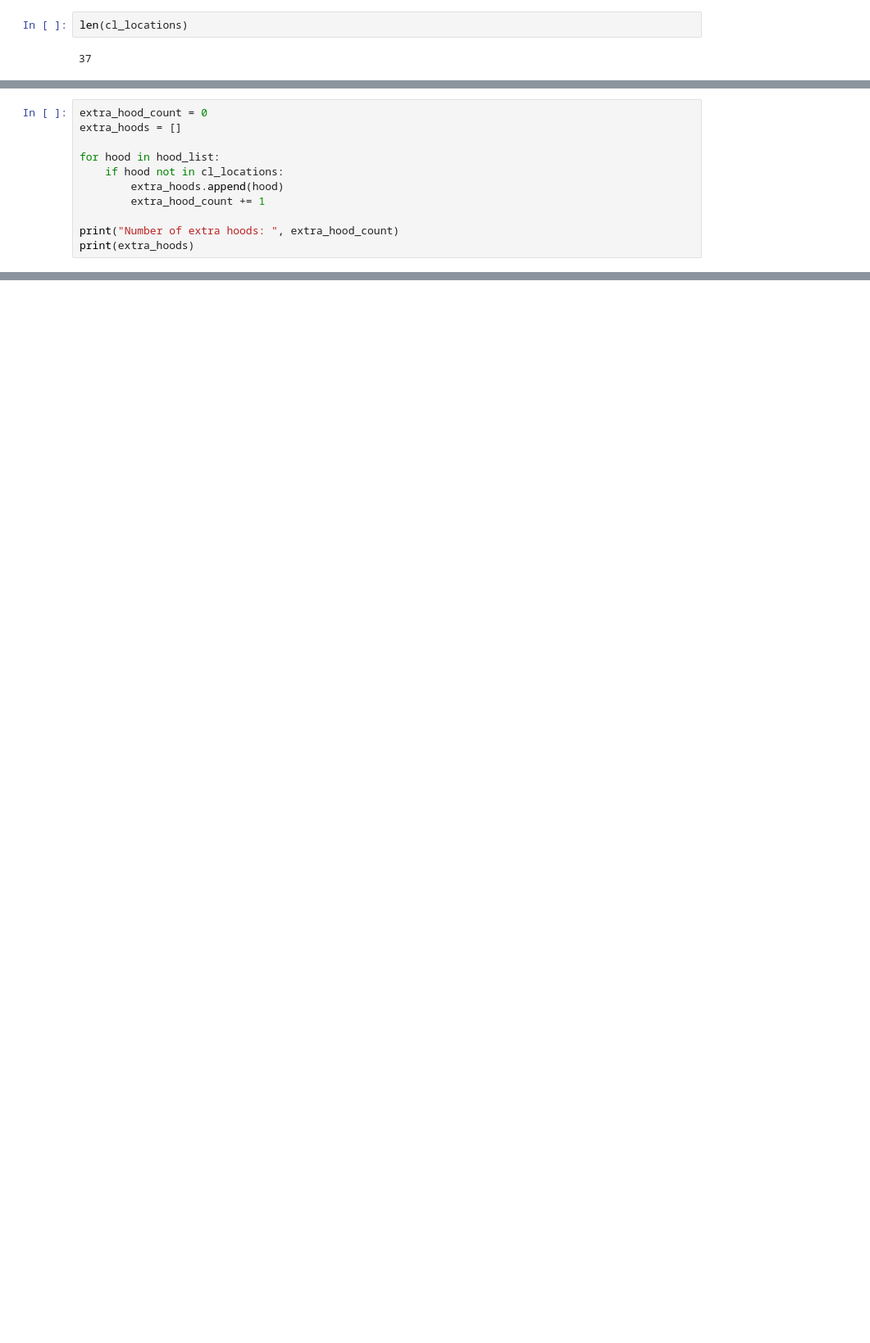
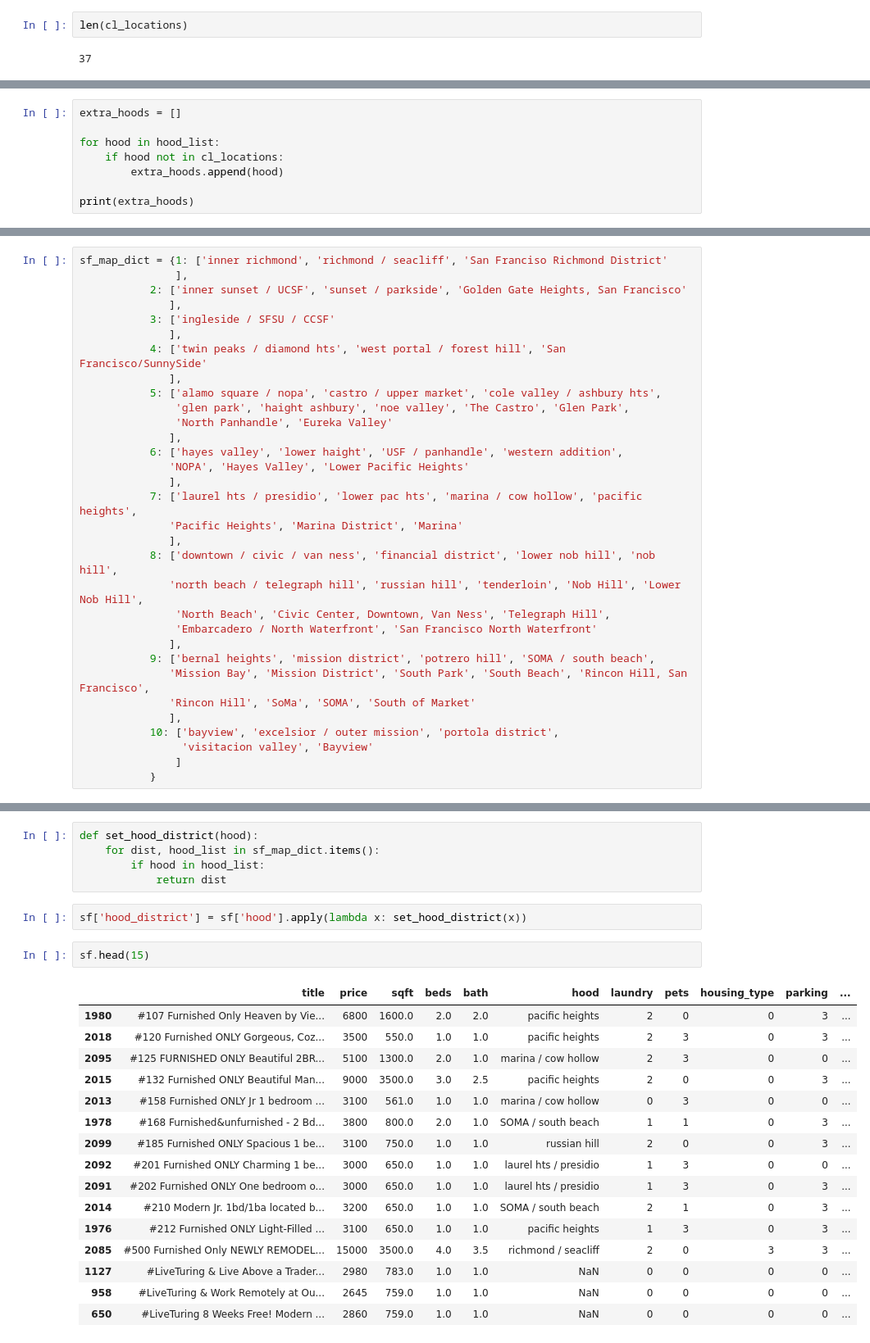
Before and after one commit to alfredjackieots/CL-housing-rent-predictions, a Jupyter notebook: data_cleaning.ipynb, the cells around one changed output, grey strips where cells are left out. Shown: that part at 82% size. Saved outputs shown, nothing was run; the diff lists cells and outputs as text; blank space fills up the shorter version.

```diff
--- a/data_cleaning.ipynb
+++ b/data_cleaning.ipynb
@@ -574,12 +592,9 @@ len(cl_locations)
 # %%
-extra_hood_count = 0
 extra_hoods = []
 
 for hood in hood_list:
     if hood not in cl_locations:
         extra_hoods.append(hood)
-        extra_hood_count += 1
 
-print("Number of extra hoods: ", extra_hood_count)
 print(extra_hoods)
 # %% [output]
@@ -591,0 +606,32 @@ But also, I need to reduce the number of CL neighborhoods.
+# %%
+sf_map_dict = {1: ['inner richmond', 'richmond / seacliff', 'San Franciso Richmond District'
+               ],
+           2: ['inner sunset / UCSF', 'sunset / parkside', 'Golden Gate Heights, San Francisco'
+              ],
+           3: ['ingleside / SFSU / CCSF'
+              ],
+           4: ['twin peaks / diamond hts', 'west portal / forest hill', 'San Francisco/SunnySide'
+              ],
+           5: ['alamo square / nopa', 'castro / upper market', 'cole valley / ashbury hts',
+               'glen park', 'haight ashbury', 'noe valley', 'The Castro', 'Glen Park',
+               'North Panhandle', 'Eureka Valley'
+              ],
+           6: ['hayes valley', 'lower haight', 'USF / panhandle', 'western addition',
+              'NOPA', 'Hayes Valley', 'Lower Pacific Heights'
+              ],
+           7: ['laurel hts / presidio', 'lower pac hts', 'marina / cow hollow', 'pacific heights',
+              'Pacific Heights', 'Marina District', 'Marina'
+              ],
+           8: ['downtown / civic / van ness', 'financial district', 'lower nob hill', 'nob hill',
+              'north beach / telegraph hill', 'russian hill', 'tenderloin', 'Nob Hill', 'Lower Nob Hill',
+               'North Beach', 'Civic Center, Downtown, Van Ness', 'Telegraph Hill',
+               'Embarcadero / North Waterfront', 'San Francisco North Waterfront'
+              ],
+           9: ['bernal heights', 'mission district', 'potrero hill', 'SOMA / south beach',
+              'Mission Bay', 'Mission District', 'South Park', 'South Beach', 'Rincon Hill, San Francisco',
+              'Rincon Hill', 'SoMa', 'SOMA', 'South of Market'
+              ],
+           10: ['bayview', 'excelsior / outer mission', 'portola district',
+                'visitacion valley', 'Bayview'
+               ]
+           }
@@ -591,0 +647,26 @@ But also, I need to reduce the number of CL neighborhoods.
+# %%
+def set_hood_district(hood):
+    for dist, hood_list in sf_map_dict.items():
+        if hood in hood_list:
+            return dist
+# %%
+sf['hood_district'] = sf['hood'].apply(lambda x: set_hood_district(x))
+# %%
+sf.head(15)
+# %% [output]
+|  | title | price | sqft | beds | bath | hood | laundry | pets | housing_type | parking | ... |
+| 1980 | #107 Furnished Only Heaven by Vie... | 6800 | 1600.0 | 2.0 | 2.0 | pacific heights | 2 | 0 | 0 | 3 | ... |
+| 2018 | #120 Furnished ONLY Gorgeous, Coz... | 3500 | 550.0 | 1.0 | 1.0 | pacific heights | 2 | 3 | 0 | 3 | ... |
+| 2095 | #125 FURNISHED ONLY Beautiful 2BR... | 5100 | 1300.0 | 2.0 | 1.0 | marina / cow hollow | 2 | 3 | 0 | 0 | ... |
+| 2015 | #132 Furnished ONLY Beautiful Man... | 9000 | 3500.0 | 3.0 | 2.5 | pacific heights | 2 | 0 | 0 | 3 | ... |
+| 2013 | #158 Furnished ONLY Jr 1 bedroom ... | 3100 | 561.0 | 1.0 | 1.0 | marina / cow hollow | 0 | 3 | 0 | 0 | ... |
+| 1978 | #168 Furnished&unfurnished - 2 Bd... | 3800 | 800.0 | 2.0 | 1.0 | SOMA / south beach | 1 | 1 | 0 | 3 | ... |
+| 2099 | #185 Furnished ONLY Spacious 1 be... | 3100 | 750.0 | 1.0 | 1.0 | russian hill | 2 | 0 | 0 | 3 | ... |
+| 2092 | #201 Furnished ONLY Charming 1 be... | 3000 | 650.0 | 1.0 | 1.0 | laurel hts / presidio | 1 | 3 | 0 | 0 | ... |
+| 2091 | #202 Furnished ONLY One bedroom o... | 3000 | 650.0 | 1.0 | 1.0 | laurel hts / presidio | 1 | 3 | 0 | 3 | ... |
+| 2014 | #210 Modern Jr. 1bd/1ba located b... | 3200 | 650.0 | 1.0 | 1.0 | SOMA / south beach | 2 | 1 | 0 | 3 | ... |
+| 1976 | #212 Furnished ONLY Light-Filled ... | 3100 | 650.0 | 1.0 | 1.0 | pacific heights | 1 | 3 | 0 | 3 | ... |
+| 2085 | #500 Furnished Only NEWLY REMODEL... | 15000 | 3500.0 | 4.0 | 3.5 | richmond / seacliff | 2 | 0 | 3 | 3 | ... |
+| 1127 | #LiveTuring & Live Above a Trader... | 2980 | 783.0 | 1.0 | 1.0 | NaN | 0 | 0 | 0 | 0 | ... |
+| 958 | #LiveTuring & Work Remotely at Ou... | 2645 | 759.0 | 1.0 | 1.0 | NaN | 0 | 0 | 0 | 0 | ... |
+| 650 | #LiveTuring 8 Weeks Free! Modern ... | 2860 | 759.0 | 1.0 | 1.0 | NaN | 0 | 0 | 0 | 0 | ... |
```
Also changed, not shown: parts of 46 cells of this notebook, 2 other files.
